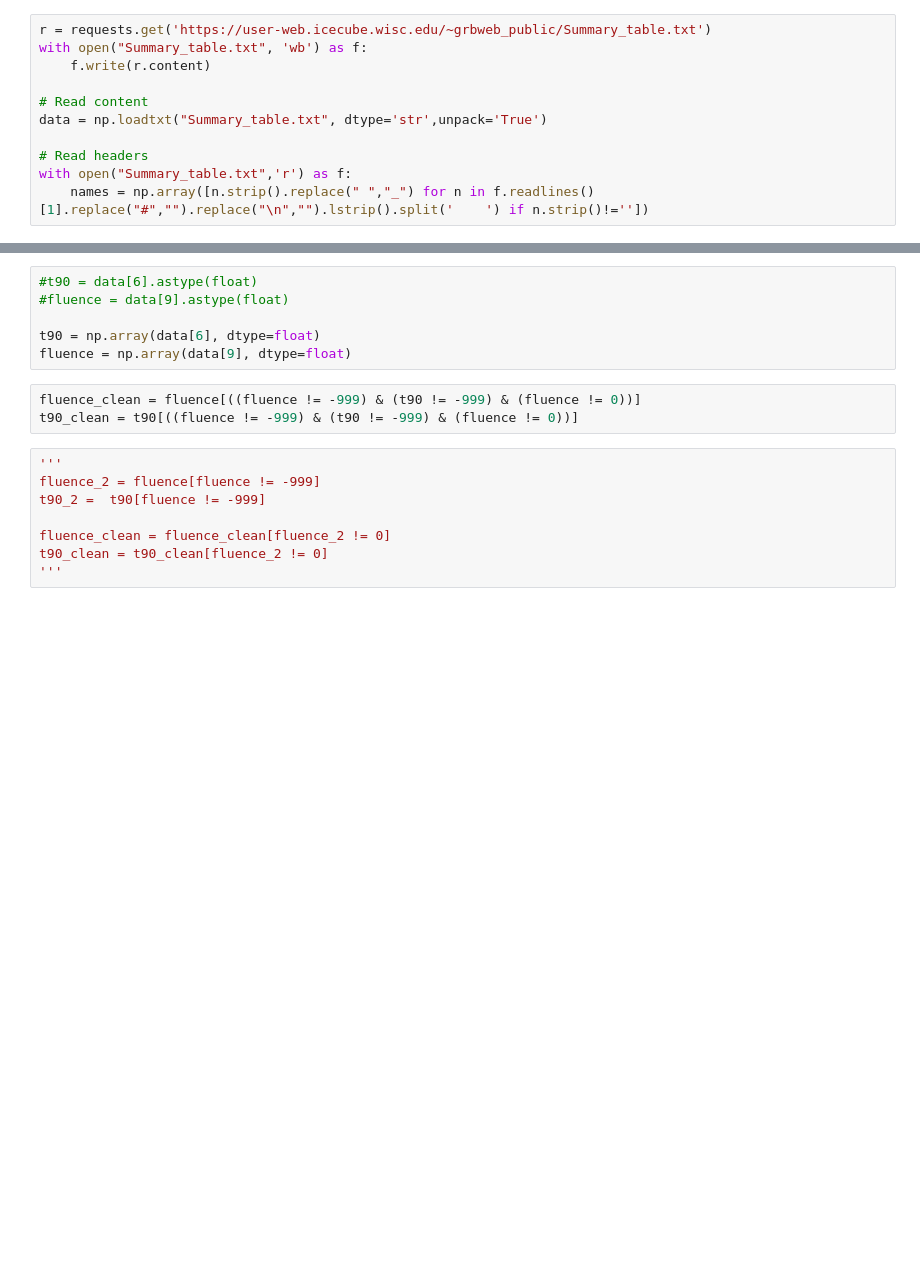
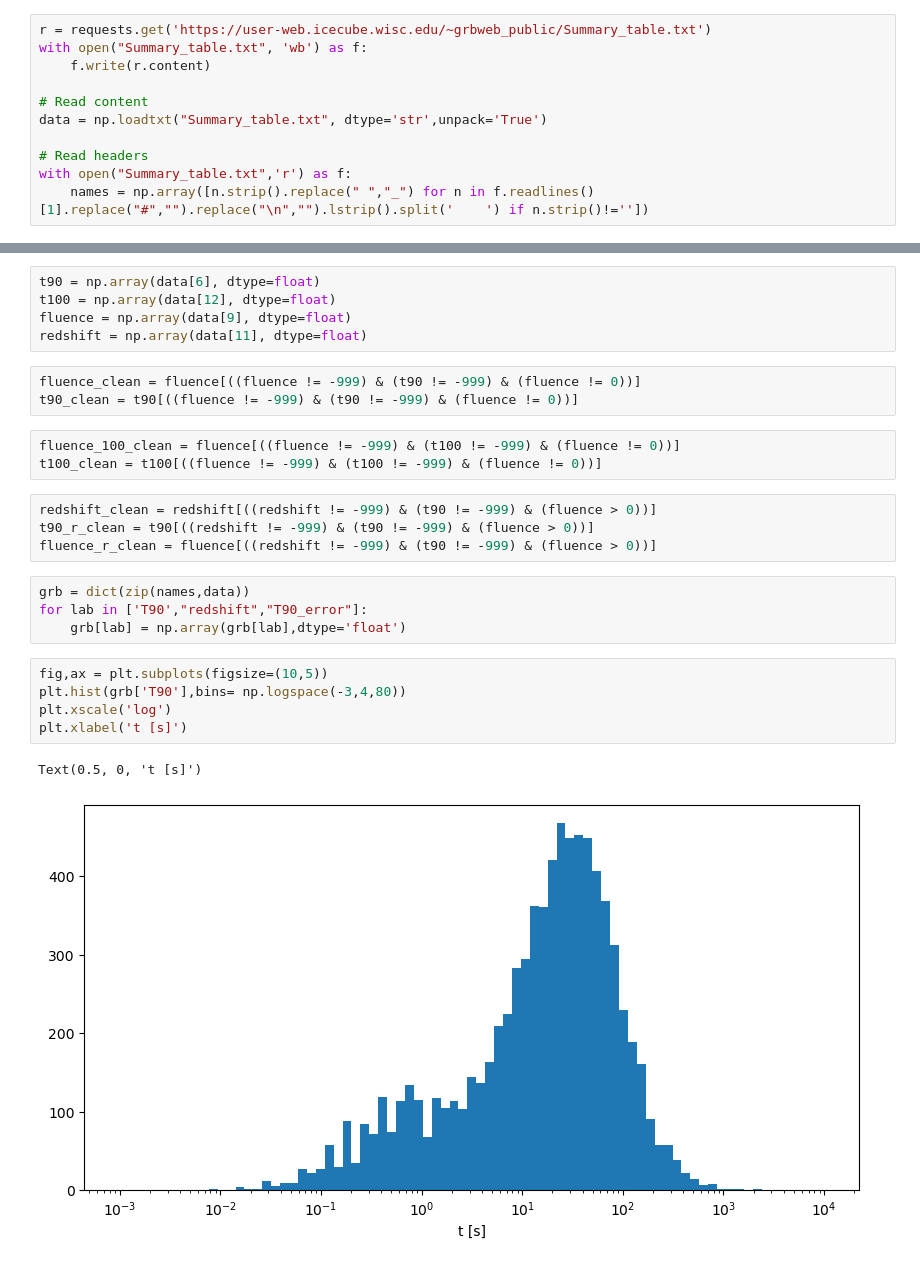
Before and after one commit to ebianchi803/astrostatistics_bicocca_2026, a Jupyter notebook: working/L14.ipynb, the cells around one changed output, grey strips where cells are left out. Saved outputs shown, nothing was run; the diff lists cells and outputs as text; blank space fills up the shorter version.

```diff
--- a/working/L14.ipynb
+++ b/working/L14.ipynb
@@ -27,17 +29,27 @@ with open("Summary_table.txt",'r') as f:
 # %%
-#t90 = data[6].astype(float)
-#fluence = data[9].astype(float)
-
 t90 = np.array(data[6], dtype=float)
+t100 = np.array(data[12], dtype=float)
 fluence = np.array(data[9], dtype=float)
+redshift = np.array(data[11], dtype=float)
 # %%
 fluence_clean = fluence[((fluence != -999) & (t90 != -999) & (fluence != 0))]
 t90_clean = t90[((fluence != -999) & (t90 != -999) & (fluence != 0))]
+# %%
+fluence_100_clean = fluence[((fluence != -999) & (t100 != -999) & (fluence != 0))]
+t100_clean = t100[((fluence != -999) & (t100 != -999) & (fluence != 0))]
 # %%
-'''
-fluence_2 = fluence[fluence != -999]
-t90_2 =  t90[fluence != -999]
-
-fluence_clean = fluence_clean[fluence_2 != 0]
-t90_clean = t90_clean[fluence_2 != 0]
-'''
+redshift_clean = redshift[((redshift != -999) & (t90 != -999) & (fluence > 0))]
+t90_r_clean = t90[((redshift != -999) & (t90 != -999) & (fluence > 0))]
+fluence_r_clean = fluence[((redshift != -999) & (t90 != -999) & (fluence > 0))]
+# %%
+grb = dict(zip(names,data))
+for lab in ['T90',"redshift","T90_error"]:
+    grb[lab] = np.array(grb[lab],dtype='float')
+# %%
+fig,ax = plt.subplots(figsize=(10,5))
+plt.hist(grb['T90'],bins= np.logspace(-3,4,80))
+plt.xscale('log')
+plt.xlabel('t [s]')
+# %% [output]
+Text(0.5, 0, 't [s]')
+[figure, added]
```
Also changed, not shown: parts of 17 cells of this notebook.
